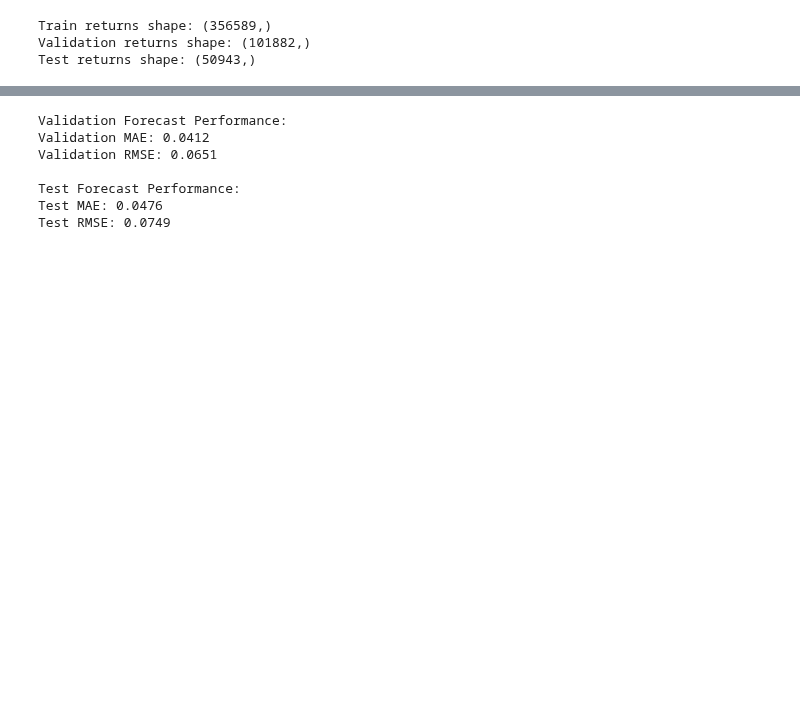
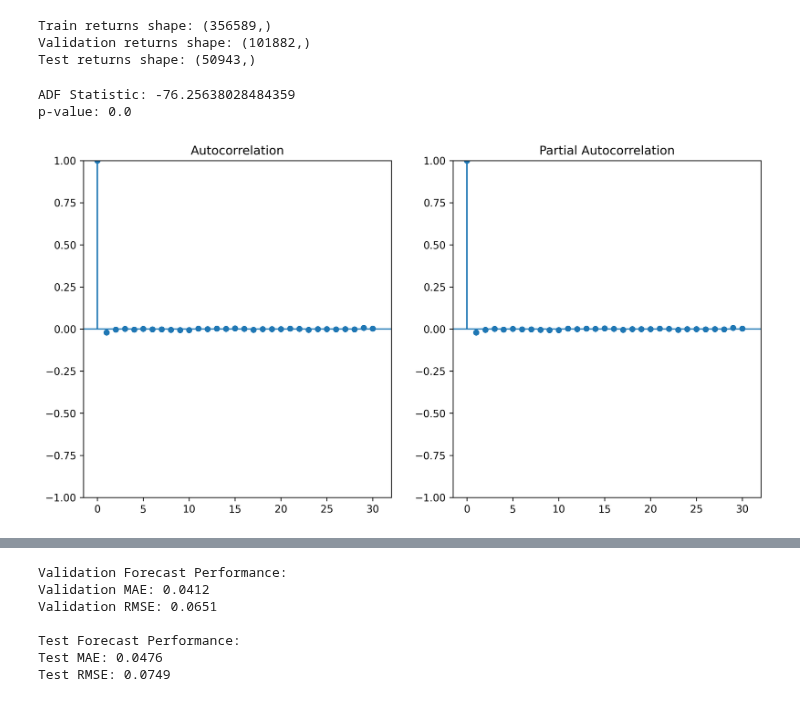
Before and after one commit to alexzheng123/EC331-project, a Jupyter notebook: EMH/Code/ARIMA.ipynb, the cells around one changed output, grey strips where cells are left out. Saved outputs shown, nothing was run; the diff lists cells and outputs as text; code cells hidden in the pictures; blank space fills up the shorter version.

```diff
--- a/EMH/Code/ARIMA.ipynb
+++ b/EMH/Code/ARIMA.ipynb
@@ -44,15 +44,20 @@ Train returns shape: (356589,)
 Validation returns shape: (101882,)
 Test returns shape: (50943,)
 # %%
-# # Augmented Dickey-Fuller (ADF)
-# result = adfuller(train_returns)
-# print('ADF Statistic:', result[0])
-# print('p-value:', result[1])
+# Augmented Dickey-Fuller (ADF)
+result = adfuller(train_returns)
+print('ADF Statistic:', result[0])
+print('p-value:', result[1])
+# %% [output]
+ADF Statistic: -76.25638028484359
+p-value: 0.0
 # %%
-# # ACF and PACF Plots
-# plt.subplot(121)
-# plot_acf(train_returns, lags=30, ax=plt.gca())
-# plt.subplot(122)
-# plot_pacf(train_returns, lags=30, ax=plt.gca())
-# plt.show()
+# ACF and PACF Plots
+plt.subplot(121)
+plot_acf(train_returns, lags=30, ax=plt.gca())
+plt.subplot(122)
+plot_pacf(train_returns, lags=30, ax=plt.gca())
+plt.show()
+# %% [output]
+[figure, added]
 # %%
```
Also changed, not shown: parts of 4 cells of this notebook.
